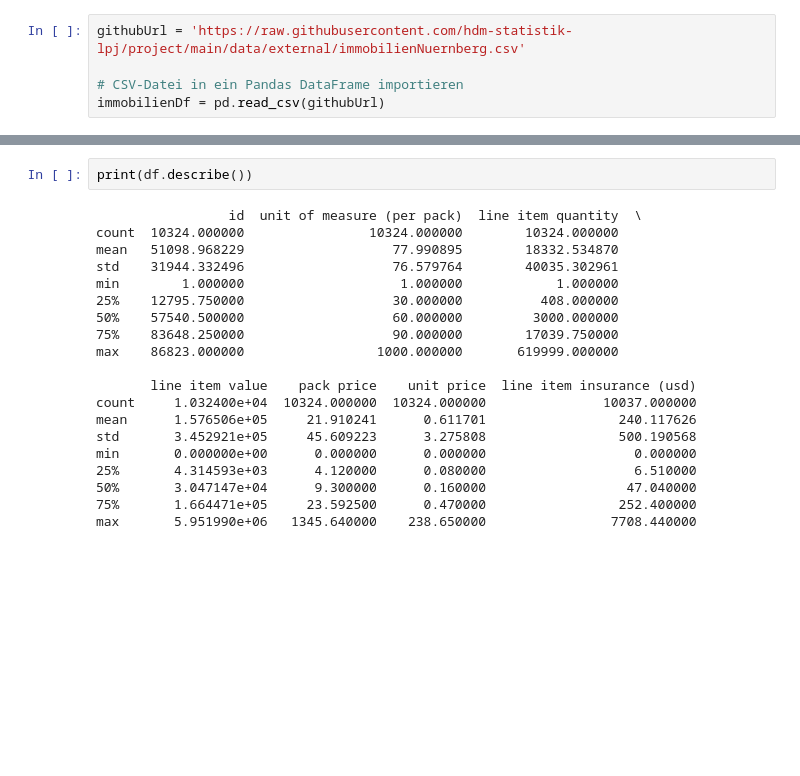
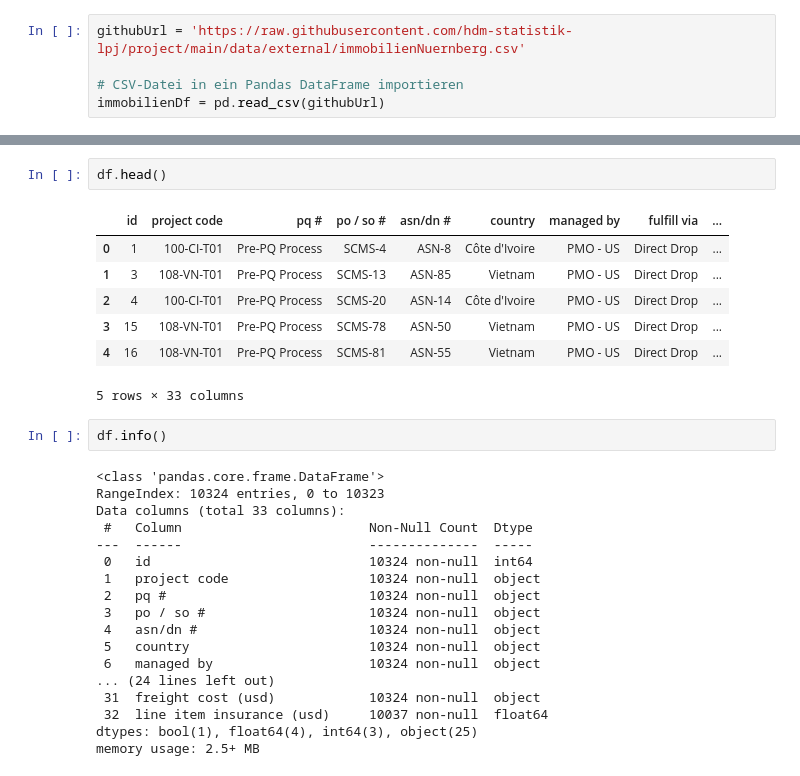
Before and after one commit to hdm-statistik-lpj/project, a Jupyter notebook: references/topic-ideas.ipynb, the cells around one changed output, grey strips where cells are left out. Saved outputs shown, nothing was run; the diff lists cells and outputs as text; blank space fills up the shorter version.

```diff
--- a/references/topic-ideas.ipynb
+++ b/references/topic-ideas.ipynb
@@ -218,22 +157,30 @@ print(df.head())
-# %%
-print(df.describe())
-# %% [output]
-                 id  unit of measure (per pack)  line item quantity  \
-count  10324.000000                10324.000000        10324.000000
-mean   51098.968229                   77.990895        18332.534870
-std    31944.332496                   76.579764        40035.302961
-min        1.000000                    1.000000            1.000000
-25%    12795.750000                   30.000000          408.000000
-50%    57540.500000                   60.000000         3000.000000
-75%    83648.250000                   90.000000        17039.750000
-max    86823.000000                 1000.000000       619999.000000
-
-       line item value    pack price    unit price  line item insurance (usd)
-count     1.032400e+04  10324.000000  10324.000000               10037.000000
-mean      1.576506e+05     21.910241      0.611701                 240.117626
-std       3.452921e+05     45.609223      3.275808                 500.190568
-min       0.000000e+00      0.000000      0.000000                   0.000000
-25%       4.314593e+03      4.120000      0.080000                   6.510000
-50%       3.047147e+04      9.300000      0.160000                  47.040000
-75%       1.664471e+05     23.592500      0.470000                 252.400000
-max       5.951990e+06   1345.640000    238.650000                7708.440000
+# %%
+df.head()
+# %% [output]
+|  | id | project code | pq # | po / so # | asn/dn # | country | managed by | fulfill via | ... |
+| 0 | 1 | 100-CI-T01 | Pre-PQ Process | SCMS-4 | ASN-8 | Côte d'Ivoire | PMO - US | Direct Drop | ... |
+| 1 | 3 | 108-VN-T01 | Pre-PQ Process | SCMS-13 | ASN-85 | Vietnam | PMO - US | Direct Drop | ... |
+| 2 | 4 | 100-CI-T01 | Pre-PQ Process | SCMS-20 | ASN-14 | Côte d'Ivoire | PMO - US | Direct Drop | ... |
+| 3 | 15 | 108-VN-T01 | Pre-PQ Process | SCMS-78 | ASN-50 | Vietnam | PMO - US | Direct Drop | ... |
+| 4 | 16 | 108-VN-T01 | Pre-PQ Process | SCMS-81 | ASN-55 | Vietnam | PMO - US | Direct Drop | ... |
+5 rows × 33 columns
+# %%
+df.info()
+# %% [output]
+<class 'pandas.core.frame.DataFrame'>
+RangeIndex: 10324 entries, 0 to 10323
+Data columns (total 33 columns):
+ #   Column                        Non-Null Count  Dtype
+---  ------                        --------------  -----
+ 0   id                            10324 non-null  int64
+ 1   project code                  10324 non-null  object
+ 2   pq #                          10324 non-null  object
+ 3   po / so #                     10324 non-null  object
+ 4   asn/dn #                      10324 non-null  object
+ 5   country                       10324 non-null  object
+ 6   managed by                    10324 non-null  object
+... (24 lines left out)
+ 31  freight cost (usd)            10324 non-null  object
+ 32  line item insurance (usd)     10037 non-null  float64
+dtypes: bool(1), float64(4), int64(3), object(25)
+memory usage: 2.5+ MB
```
Also changed, not shown: parts of 13 cells of this notebook.
